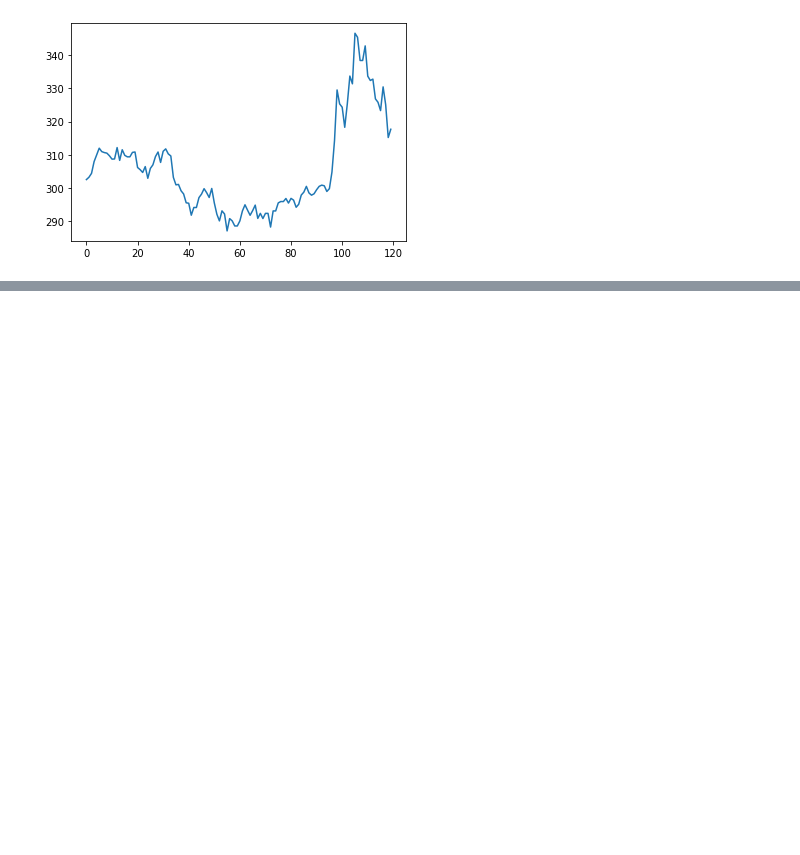
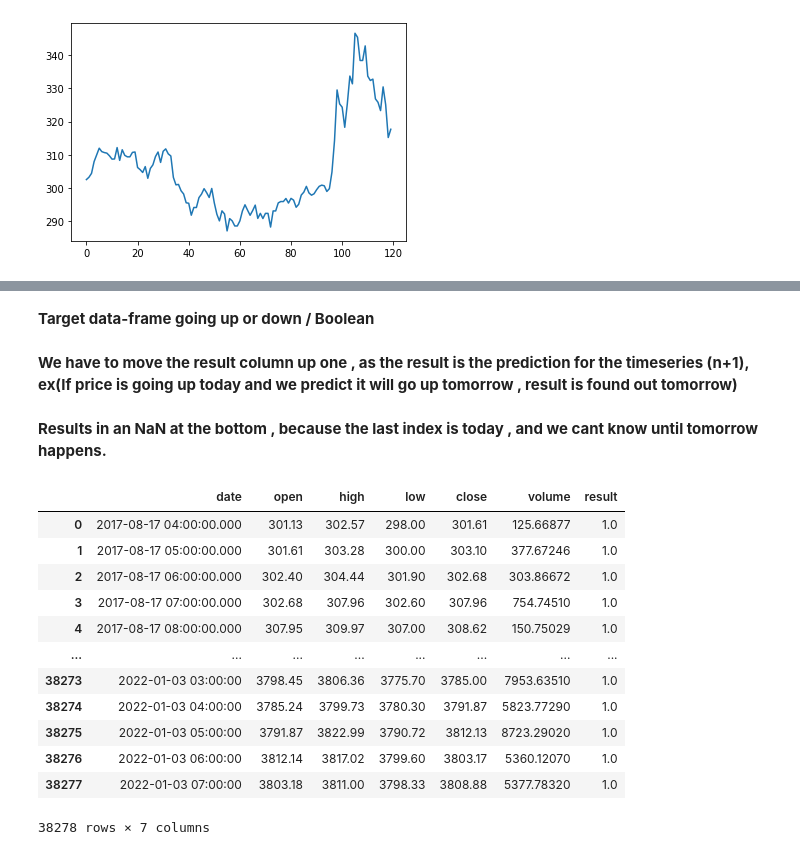
Before and after one commit to JackpotDesigns/PythonCryptoPrediction, a Jupyter notebook: PracticeJupyterNotebook/FYP/FYP Loading in Data.ipynb, the cells around one changed output, grey strips where cells are left out. Cells and saved outputs as stored; diff of their text form; code cells hidden in the pictures; blank space fills up the shorter version.

```diff
--- a/PracticeJupyterNotebook/FYP/FYP Loading in Data.ipynb
+++ b/PracticeJupyterNotebook/FYP/FYP Loading in Data.ipynb
@@ -6,7 +6,7 @@ import os
 # %% [markdown]
 <Strong> Reading in the data as a DataFrame grabbing the headers , then , converting to a numpy array.</Strong>
 # %%
-df = pd.read_csv("../cryptoData/ethDataHistoryHour.csv")
+df = pd.read_csv("../../cryptoData/ethDataHistoryHour.csv")
 # %%
 df_headers = list(df.columns)
 # %%
@@ -58,0 +40,27 @@ plt.plot(range(120) , temp[:120])
+# %% [markdown]
+<Strong> Target data-frame going up or down / Boolean </Strong>
+# %%
+df['result'] = (df['high'] > df['low']).astype(int)
+# %% [markdown]
+<Strong> We have to move the result column up one , as the result is the prediction for the timeseries (n+1),  ex(If price is going up today and we predict it will go up tomorrow , result is found out tomorrow) </Strong>
+# %% [markdown]
+<Strong> Results in an NaN at the bottom , because the last index is today , and we cant know until tomorrow happens. <Strong>
+# %%
+df['result'] = df['result'].shift(-1)
+df.dropna(inplace=True)
+# %%
+df
+# %% [output]
+|  | date | open | high | low | close | volume | result |
+| 0 | 2017-08-17 04:00:00.000 | 301.13 | 302.57 | 298.00 | 301.61 | 125.66877 | 1.0 |
+| 1 | 2017-08-17 05:00:00.000 | 301.61 | 303.28 | 300.00 | 303.10 | 377.67246 | 1.0 |
+| 2 | 2017-08-17 06:00:00.000 | 302.40 | 304.44 | 301.90 | 302.68 | 303.86672 | 1.0 |
+| 3 | 2017-08-17 07:00:00.000 | 302.68 | 307.96 | 302.60 | 307.96 | 754.74510 | 1.0 |
+| 4 | 2017-08-17 08:00:00.000 | 307.95 | 309.97 | 307.00 | 308.62 | 150.75029 | 1.0 |
+| ... | ... | ... | ... | ... | ... | ... | ... |
+| 38273 | 2022-01-03 03:00:00 | 3798.45 | 3806.36 | 3775.70 | 3785.00 | 7953.63510 | 1.0 |
+| 38274 | 2022-01-03 04:00:00 | 3785.24 | 3799.73 | 3780.30 | 3791.87 | 5823.77290 | 1.0 |
+| 38275 | 2022-01-03 05:00:00 | 3791.87 | 3822.99 | 3790.72 | 3812.13 | 8723.29020 | 1.0 |
+| 38276 | 2022-01-03 06:00:00 | 3812.14 | 3817.02 | 3799.60 | 3803.17 | 5360.12070 | 1.0 |
+| 38277 | 2022-01-03 07:00:00 | 3803.18 | 3811.00 | 3798.33 | 3808.88 | 5377.78320 | 1.0 |
+38278 rows × 7 columns
```
Also changed, not shown: parts of 9 cells of this notebook, 5 other files.
